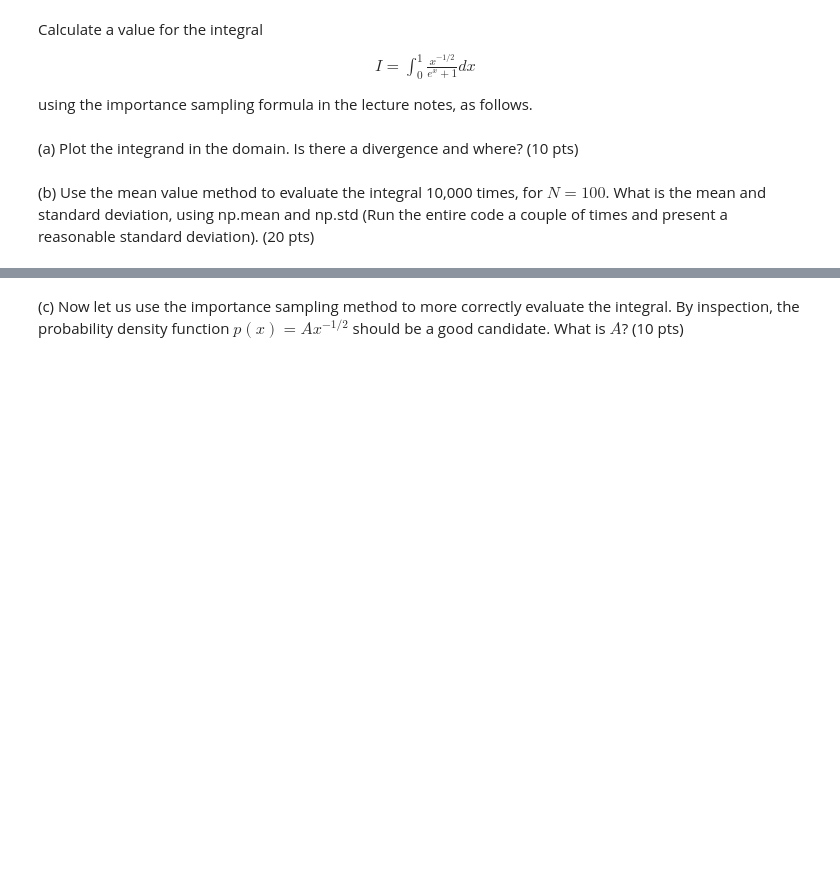
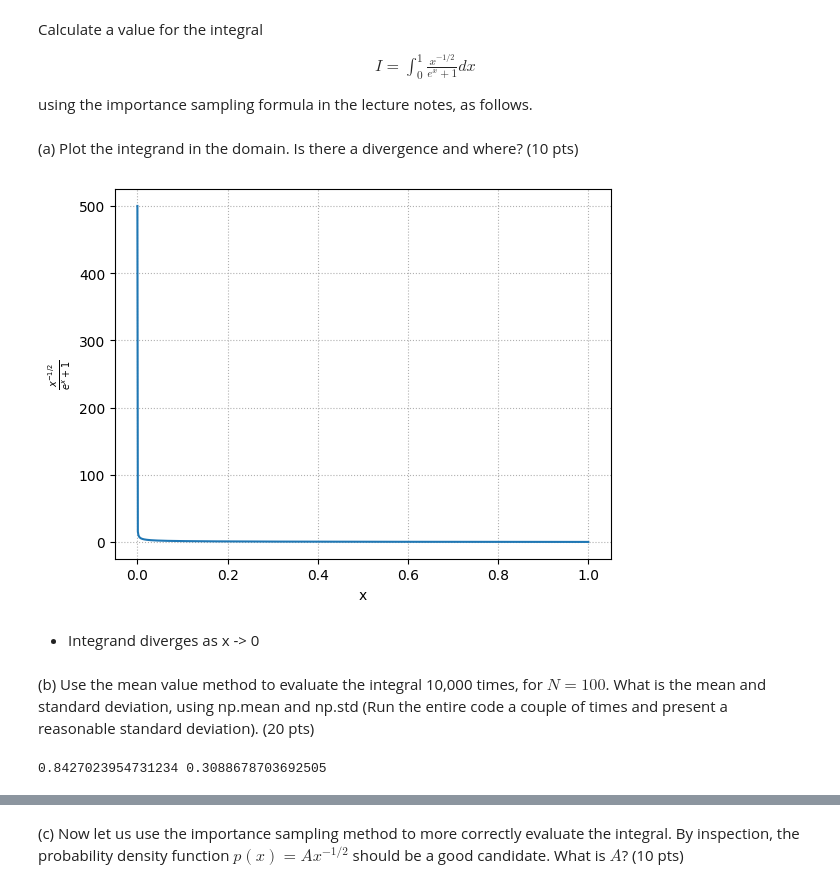
Before and after one commit to hataehyeok/compphys, a Jupyter notebook: 전산Hw7_하태혁_20210273.ipynb, the cells around one changed output, grey strips where cells are left out. Cells and saved outputs as stored; diff of their text form; code cells hidden in the pictures; blank space fills up the shorter version.

```diff
--- a/전산Hw7_하태혁_20210273.ipynb
+++ b/전산Hw7_하태혁_20210273.ipynb
@@ -24,5 +92,44 @@ Calculate a value for the integral
 using the importance sampling formula in the lecture notes, as follows.
 # %% [markdown]
 (a) Plot the integrand in the domain. Is there a divergence and where? (10 pts)
+# %%
+'''
+Define the integrand f(x) and plot it on the (0,1]
+We exclude endpoint 0 since the integrand diverges as x -> 0
+'''
+
+def f(x):
+    return x**-0.5 / (np.exp(x) + 1)
+
+x = np.linspace(1e-6, 1.0, 1000)
+
+plt.plot(x, f(x))
+plt.xlabel('x')
+plt.ylabel(r"$\frac{x^{-1/2}}{e^x+1}$")
+plt.grid(True, which='both', ls=':')
+plt.show()
+# %% [output]
+[figure, added]
+# %% [markdown]
+- Integrand diverges as x -> 0
 # %% [markdown]
 (b) Use the mean value method to evaluate the integral 10,000 times, for $N=100$. What is the mean and standard deviation, using np.mean and np.std (Run the entire code a couple of times and present a reasonable standard deviation). (20 pts)
+# %%
+'''
+Adjust the mean value method
+Repeat the whole code cell 10 times and record it below
+'''
+
+iter = 10000
+N = 100
+I = np.empty(iter)
+
+for i in range(iter):
+    x = np.random.rand(N)
+    I[i] = np.mean(f(x))
+
+mv_mean = np.mean(I)
+mv_std = np.std(I)
+print(mv_mean, mv_std)
+# %% [output]
+0.8427023954731234 0.3088678703692505
```
Also changed, not shown: parts of 11 cells of this notebook, 4 other files.
